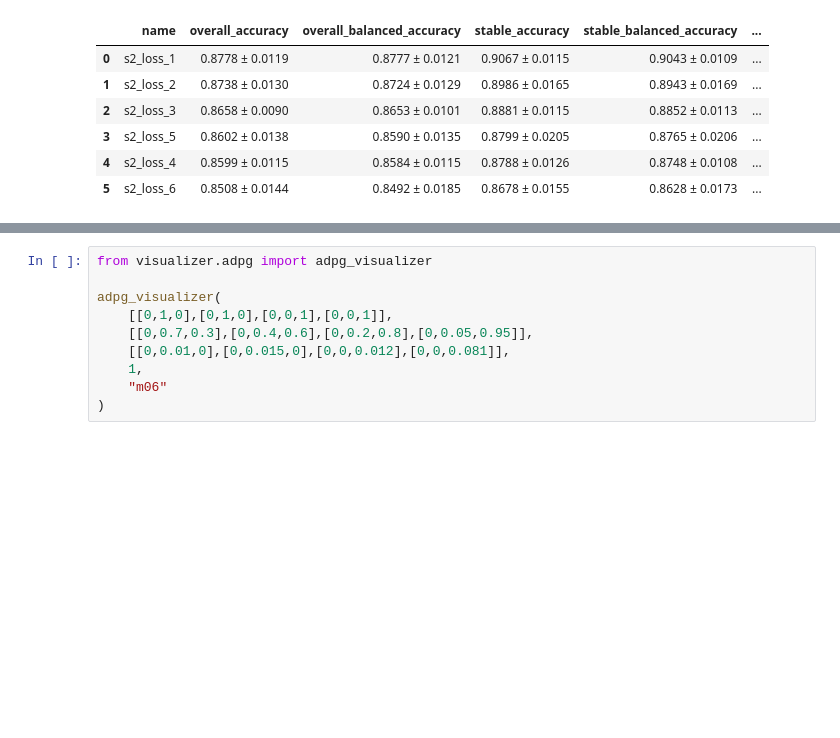
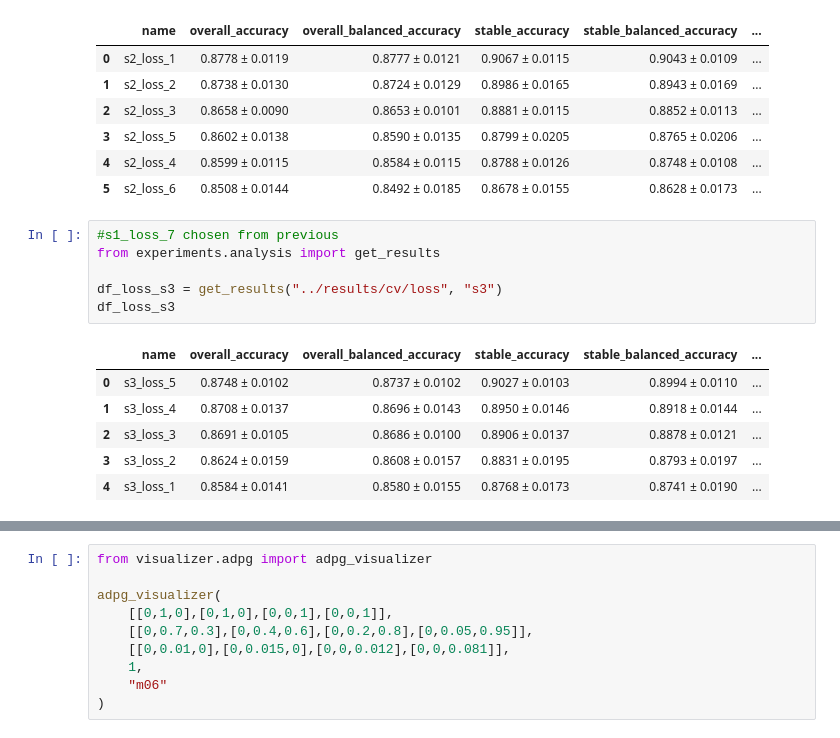
Before and after one commit to bipulsimkhada/AD_progression_visualization, a Jupyter notebook: analysis/loss.ipynb, the cells around one changed output, grey strips where cells are left out. Drawn from its saved outputs; the diff is of its cells as text; blank space fills up the shorter version.

```diff
--- a/analysis/loss.ipynb
+++ b/analysis/loss.ipynb
@@ -37,3 +37,16 @@ df_loss_s2
 | 3 | s2_loss_5 | 0.8602 ± 0.0138 | 0.8590 ± 0.0135 | 0.8799 ± 0.0205 | 0.8765 ± 0.0206 | ... |
 | 4 | s2_loss_4 | 0.8599 ± 0.0115 | 0.8584 ± 0.0115 | 0.8788 ± 0.0126 | 0.8748 ± 0.0108 | ... |
 | 5 | s2_loss_6 | 0.8508 ± 0.0144 | 0.8492 ± 0.0185 | 0.8678 ± 0.0155 | 0.8628 ± 0.0173 | ... |
+# %%
+#s1_loss_7 chosen from previous
+from experiments.analysis import get_results
+
+df_loss_s3 = get_results("../results/cv/loss", "s3")
+df_loss_s3
+# %% [output]
+|  | name | overall_accuracy | overall_balanced_accuracy | stable_accuracy | stable_balanced_accuracy | ... |
+| 0 | s3_loss_5 | 0.8748 ± 0.0102 | 0.8737 ± 0.0102 | 0.9027 ± 0.0103 | 0.8994 ± 0.0110 | ... |
+| 1 | s3_loss_4 | 0.8708 ± 0.0137 | 0.8696 ± 0.0143 | 0.8950 ± 0.0146 | 0.8918 ± 0.0144 | ... |
+| 2 | s3_loss_3 | 0.8691 ± 0.0105 | 0.8686 ± 0.0100 | 0.8906 ± 0.0137 | 0.8878 ± 0.0121 | ... |
+| 3 | s3_loss_2 | 0.8624 ± 0.0159 | 0.8608 ± 0.0157 | 0.8831 ± 0.0195 | 0.8793 ± 0.0197 | ... |
+| 4 | s3_loss_1 | 0.8584 ± 0.0141 | 0.8580 ± 0.0155 | 0.8768 ± 0.0173 | 0.8741 ± 0.0190 | ... |
```
Also changed, not shown: parts of 6 cells of this notebook, 5 other files.
